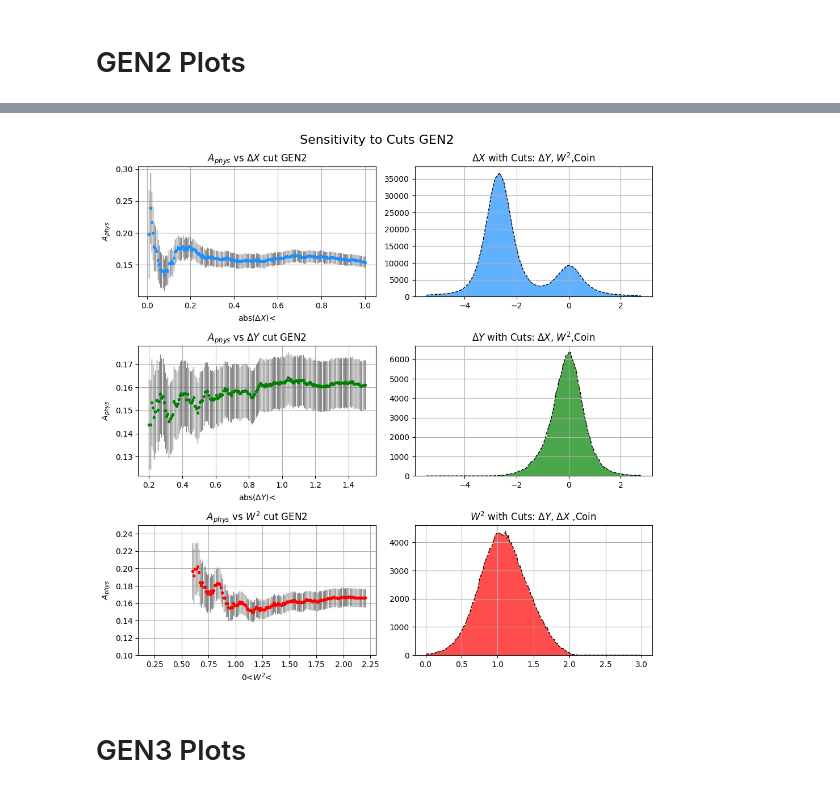
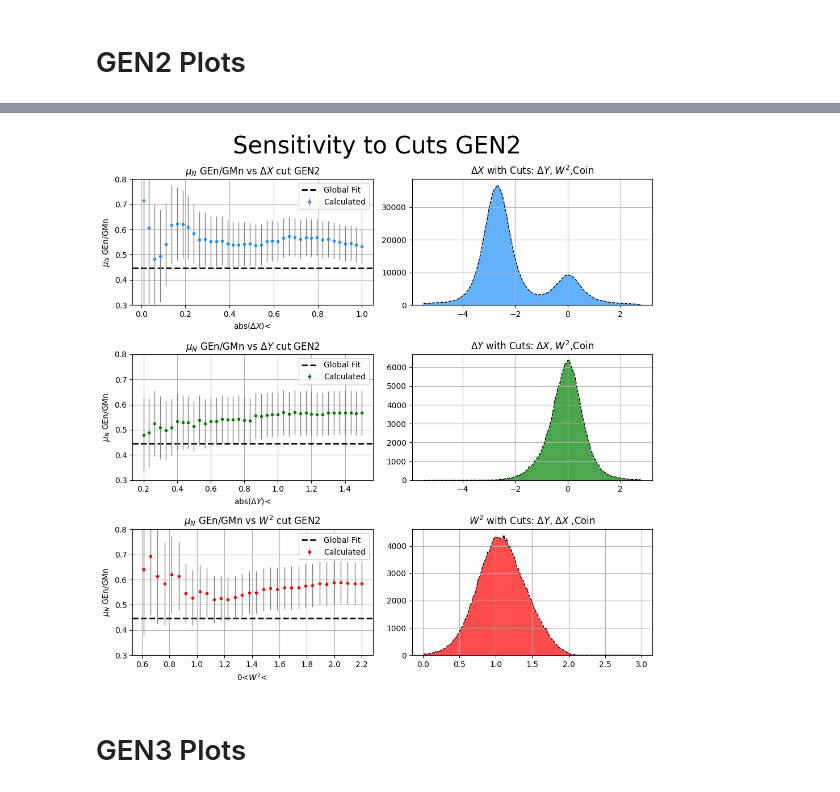
Before and after one commit to hp4xz/GEnAnalysis, a Jupyter notebook: analysis/cutsensitivityPhys.ipynb, the cells around one changed output, grey strips where cells are left out. Cells and saved outputs as stored; diff of their text form; code cells hidden in the pictures.

```diff
--- a/analysis/cutsensitivityPhys.ipynb
+++ b/analysis/cutsensitivityPhys.ipynb
@@ -61,6 +90,7 @@ Coin Min: 82 Coin Max: 106
 # %%
 cut="w2"
 value=[W2min,W2max]
+NUMBER=40
 # %%
 #w2
 cutw2="w2"
@@ -104,7 +134,7 @@ def Function_APHYSSENS(config,cut,value):
     import UTILITIES
     from SIMFITS import DistributionFits
     from ROOT import gStyle, TChain, TH1F, TCanvas, TLegend
-
+    import CALCULATE
     import CORRECTIONS
     from joblib import Parallel, delayed
 
@@ -130,12 +160,14 @@ def Function_APHYSSENS(config,cut,value):
 
     bin_centers,bin_contents=simn
     Y=np.sum(bin_contents[(bin_centers >= lower_bound) & (bin_centers <= upper_bound)])
-    print("Background Fraction Determined")
+    TrueYield=Raw[3]
+    print("f A combinations Determined")
 
     Phys=ASYMMETRY.Function_APHYS(config,pas,Raw,accResult,bgResult,fp)
     print("Aphys Calculated")
 
     weighted_A,weighted_A_E,fbackg=Phys
     print('Returned: Aphys, Aphys_E, fbg, cut, cutvalue')
-    return weighted_A,weighted_A_E,fbackg,cut,value,Y
+    R,RE=CALCULATE.Function_CALCGEN(config,weighted_A,weighted_A_E)
+    return weighted_A,weighted_A_E,fbackg,cut,value,Y,R,RE
 # %%
@@ -236,7 +260,8 @@ fbg_result_2dy=np.empty(0)
 cut_result_2dy=np.empty(0)
 dy_2=np.empty(0)
 Y_2dy=np.empty(0)
-
+R_2dy=np.empty(0)
+RE_2dy=np.empty(0)
 
 for i in range(0,len(Results2dy)):
     A_result_2dy=np.append(A_result_2dy,Results2dy[i][0])
@@ -245,3 +270,5 @@ for i in range(0,len(Results2dy)):
     cut_result_2dy=np.append(cut_result_2dy,Results2dy[i][3])
     dy_2=np.append(dy_2,Results2dy[i][4][1])
     Y_2dy=np.append(Y_2dy,Results2dy[i][5])
+    R_2dy=np.append(R_2dy,Results2dy[i][6])
+    RE_2dy=np.append(RE_2dy,Results2dy[i][7])
@@ -292,7 +322,8 @@ fbg_result_2dx=np.empty(0)
 cut_result_2dx=np.empty(0)
 dx_2=np.empty(0)
 Y_2dx=np.empty(0)
-
+R_2dx=np.empty(0)
+RE_2dx=np.empty(0)
 
 for i in range(0,len(Results2dx)):
     A_result_2dx=np.append(A_result_2dx,Results2dx[i][0])
@@ -301,3 +332,5 @@ for i in range(0,len(Results2dx)):
     cut_result_2dx=np.append(cut_result_2dx,Results2dx[i][3])
     dx_2=np.append(dx_2,Results2dx[i][4][1])
     Y_2dx=np.append(Y_2dx,Results2dx[i][5])
+    R_2dx=np.append(R_2dx,Results2dx[i][6])
+    RE_2dx=np.append(RE_2dx,Results2dx[i][7])
@@ -638,56 +765,64 @@ Error in <THashList::Delete>: A list is accessing an object (0xab96940) already
 config="2"
 lw=1
 plt.figure(figsize=(10,10))
-plt.suptitle('Sensitivity to Cuts GEN2', fontsize=16)
+plt.suptitle('Sensitivity to Cuts GEN2', fontsize=30)
 
 plt.subplot(3,2,1)
-plt.errorbar(dx_2,A_result_2dx,E_result_2dx,fmt='.',ecolor='grey',color='dodgerblue',lw=1)
-plt.title("$A_{phys}$ vs $\Delta X$ cut GEN"+config)
+Q2=CONFIG.Function_JSON("Q2",f"../config/cuts{config}.cfg")
+worldDat=CALCULATE.Function_GENWORLDFROMQ2(Q2)
+plt.axhline(y=worldDat, color='black', linestyle='--', linewidth=2,label='Global Fit')
+plt.errorbar(dx_2,muN*abs(R_2dx),muN*abs(RE_2dx),fmt='.',ecolor='grey',color='dodgerblue',lw=1,label='Calculated')
+plt.title("$\mu_N$ GEn/GMn vs $\Delta X$ cut GEN"+config)
 plt.xlabel("abs($\Delta X$)< ")
-plt.ylabel("$A_{phys}$")
-#plt.ylim(-.5,.5)
+plt.ylabel('$\mu_N$ GEn/GMn')
+plt.ylim(.3,.8)
 plt.grid()
+plt.legend(loc="upper right")
 
 plt.subplot(3,2,3)
-plt.errorbar(dy_2,A_result_2dy,E_result_2dy,fmt='.',ecolor='grey',color='green',lw=1)
-plt.title("$A_{phys}$ vs $\Delta Y$ cut GEN"+config)
+plt.axhline(y=worldDat, color='black', linestyle='--', linewidth=2,label='Global Fit')
+
+plt.errorbar(dy_2,muN*abs(R_2dy),muN*abs(RE_2dy),fmt='.',ecolor='grey',color='green',lw=1,label='Calculated')
+plt.title("$\mu_N$ GEn/GMn vs $\Delta Y$ cut GEN"+config)
 plt.xlabel("abs($\Delta Y$)<")
-plt.ylabel("$A_{phys}$")
-#plt.ylim(0,.6)
+plt.ylabel('$\mu_N$ GEn/GMn')
+plt.ylim(.3,.8)
 plt.grid()
+plt.legend(loc="upper right")
 
 plt.subplot(3,2,5)
+plt.axhline(y=worldDat, color='black', linestyle='--', linewidth=2,label='Global Fit')
 plt.grid()
-plt.errorbar(w2_2,A_result_2,E_result_2,fmt='.',ecolor='grey',color='red',lw=1)
-plt.title("$A_{phys}$ vs $W^2$ cut GEN"+config)
+plt.errorbar(w2_2,muN*abs(R_2w2),muN*abs(RE_2w2),fmt='.',ecolor='grey',color='red',lw=1,label='Calculated')
+plt.title("$\mu_N$ GEn/GMn vs $W^2$ cut GEN"+config)
 plt.xlabel("0<$W^2$< ")
-plt.ylabel("$A_{phys}$")
-plt.ylim(0.1,.25)
-
+plt.ylabel('$\mu_N$ GEn/GMn')
+plt.ylim(.3,.8)
+plt.legend(loc="upper right")
 
 plt.subplot(3,2,2)
 plt.title("$\Delta X$ with Cuts: $\Delta Y$, $W^2$,Coin")
 bin_centers,bin_contents=dxHist2
 plt.bar(bin_centers, bin_contents, width=(bin_centers[1] - bin_centers[0]), align='center', alpha=0.7,color="dodgerblue",label="$\Delta X$")
 plt.plot(bin_centers, bin_contents,'--',color='black',linewidth=lw)
 plt.grid()
 plt.subplot(3,2,4)
 plt.title("$\Delta Y$ with Cuts: $\Delta X$, $W^2$,Coin")
 bin_centers,bin_contents=dyHist2
 plt.bar(bin_centers, bin_contents, width=(bin_centers[1] - bin_centers[0]), align='center', alpha=0.7,color="green",label="$\Delta Y$")
 plt.plot(bin_centers, bin_contents,'--',color='black',linewidth=lw)
 plt.grid()
 plt.subplot(3,2,6)
 plt.title("$W^2$ with Cuts: $\Delta Y$, $\Delta X$ ,Coin")
 bin_centers,bin_contents=w2Hist2
 plt.bar(bin_centers, bin_contents, width=(bin_centers[1] - bin_centers[0]), align='center', alpha=0.7,color="red",label="$\Delta Y$")
 plt.plot(bin_centers, bin_contents,'--',color='black',linewidth=lw)
 plt.grid()
 
 plt.tight_layout()
-plt.savefig(f"../plots/CUTSENSITIVITY/GEN{config}/APHYS_allcuts.png")
+plt.savefig(f"../plots/CUTSENSITIVITY/GEN{config}/RAT_allcuts.png")
 # %% [output]
-[figure, old version]
+[figure, new version]
 # %% [markdown]
 # GEN3 Plots
 # %%
```
Also changed, not shown: parts of 48 cells of this notebook, 38 other files.
